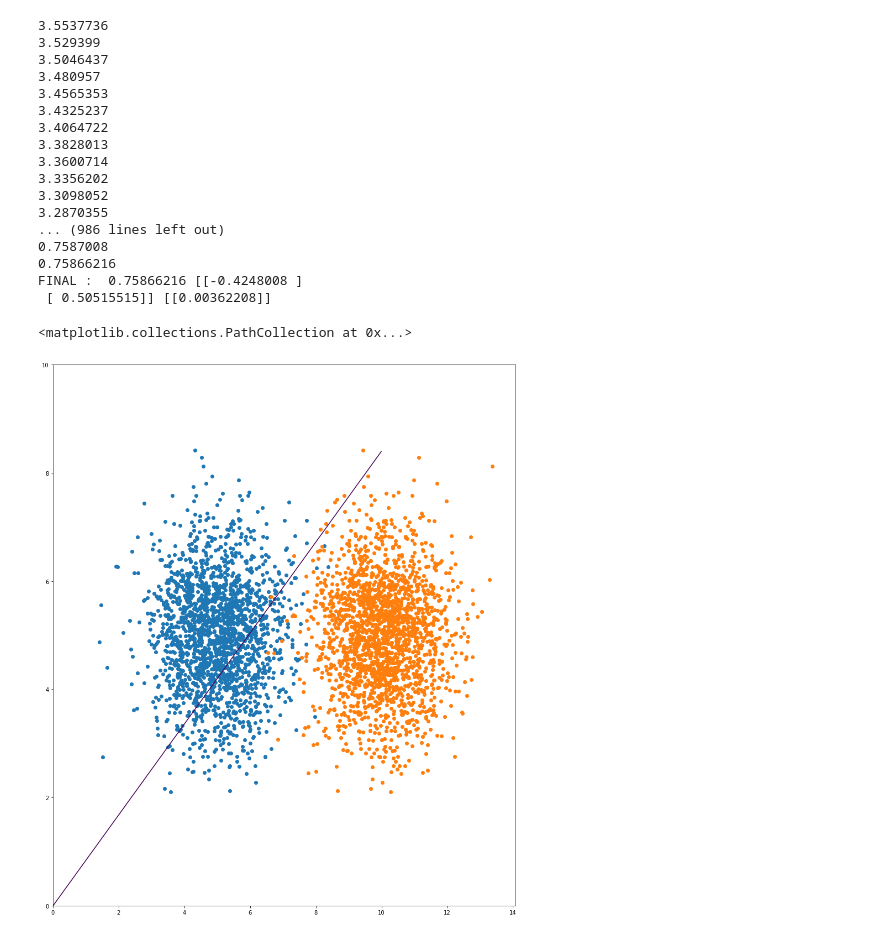
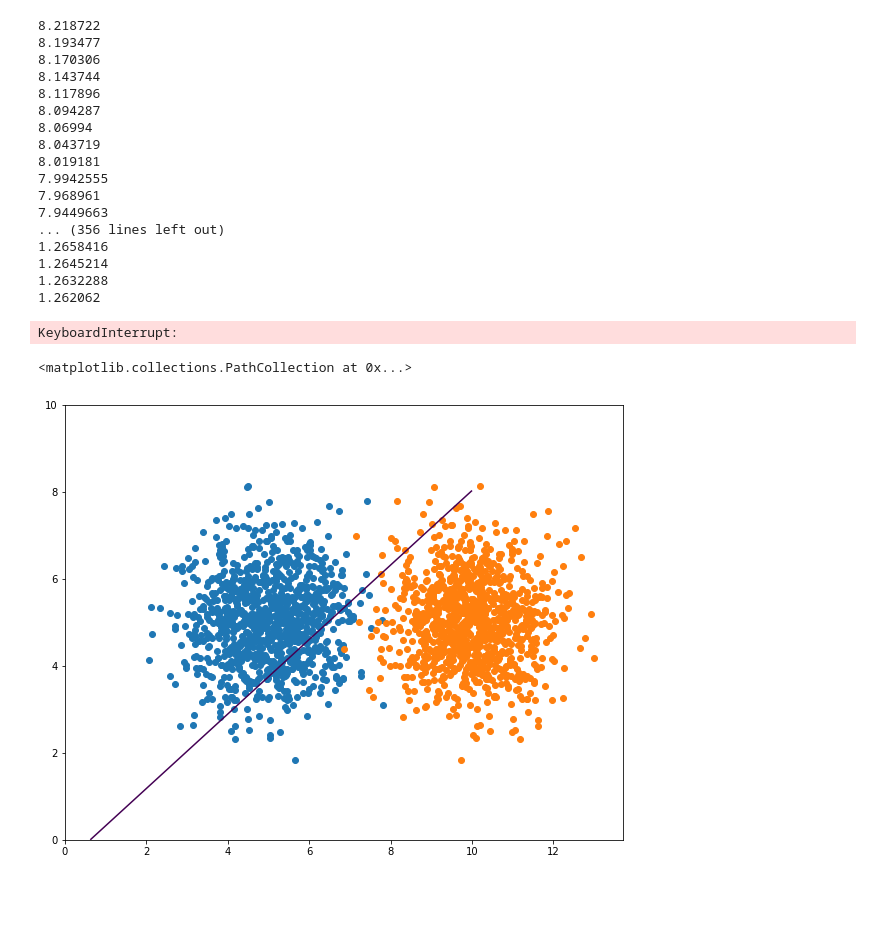
Before and after one commit to Sammadan/Tf_init, a Jupyter notebook: logistic.ipynb, the cells around one changed output. Drawn from its saved outputs; the diff is of its cells as text; code cells hidden in the pictures; blank space fills up the shorter version.

```diff
--- a/logistic.ipynb
+++ b/logistic.ipynb
@@ -8,11 +5,11 @@ stylefx.set_nb_theme('monokai')
 # %%
 mean1=np.array([5,5])
 cov1=np.array([[1,0],[0,1]])
-class1=np.random.multivariate_normal(mean1,cov1,2000)
+class1=np.random.multivariate_normal(mean1,cov1,1000)
 # %%
 mean2=np.array([10,8])
 cov2=np.array([[1,0],[0,1]])
-class2=np.random.multivariate_normal(mean2,cov2,2000)
+class2=np.random.multivariate_normal(mean2,cov2,1000)
 # %%
 plt.figure(figsize=(10,8))
 plt.scatter(class1[:,0],class1[:,1])
@@ -23,6 +20,6 @@ plt.scatter(class2[:,0],class1[:,1])
 # %%
 data_X=np.append(class1,class2,axis=0)
-data_Y=np.append(np.zeros(2000),np.ones(2000))
+data_Y=np.append(np.zeros(1000),np.ones(1000))
 # %%
 X=tf.placeholder(dtype=tf.float32)
 Y=tf.placeholder(dtype=tf.float32)
@@ -47,35 +44,36 @@ with tf.Session() as sess:
         print(loss_e)
     print("FINAL : ", loss_e, m_e, b_e)
 # %% [output]
-3.5537736
-3.529399
-3.5046437
-3.480957
-3.4565353
-3.4325237
-3.4064722
-3.3828013
-3.3600714
-3.3356202
-3.3098052
-3.2870355
-... (986 lines left out)
-0.7587008
-0.75866216
-FINAL :  0.75866216 [[-0.4248008 ]
- [ 0.50515515]] [[0.00362208]]
+8.218722
+8.193477
+8.170306
+8.143744
+8.117896
+8.094287
+8.06994
+8.043719
+8.019181
+7.9942555
+7.968961
+7.9449663
+... (356 lines left out)
+1.2658416
+1.2645214
+1.2632288
+1.262062
+KeyboardInterrupt:
 # %%
 x=np.linspace(0,10.0,100)
 y=np.linspace(0,10.0,100)
 
 Xp,Yp = np.meshgrid(x,y)
 
 F=Xp*m_e[0] + Yp*m_e[1]+b_e
-plt.figure(figsize=(15,18))
+plt.figure(figsize=(10,8))
 plt.contour(Xp,Yp,F,[0])
 
 plt.scatter(class1[:,0],class1[:,1])
 plt.scatter(class2[:,0],class1[:,1])
 # %% [output]
 <matplotlib.collections.PathCollection at 0x...>
-[figure, old version]
+[figure, new version]
```
Also changed, not shown: parts of 23 cells of this notebook, 1 other file.
